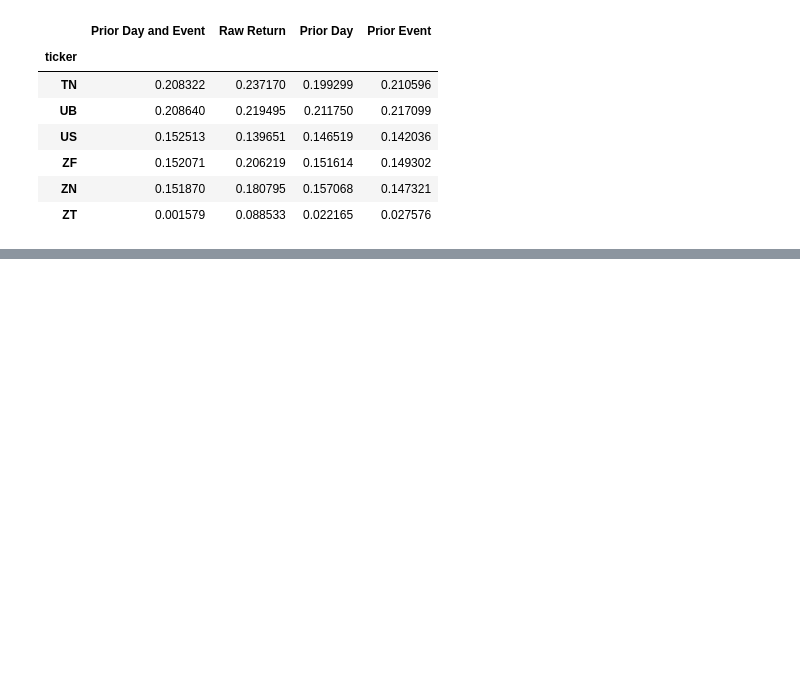
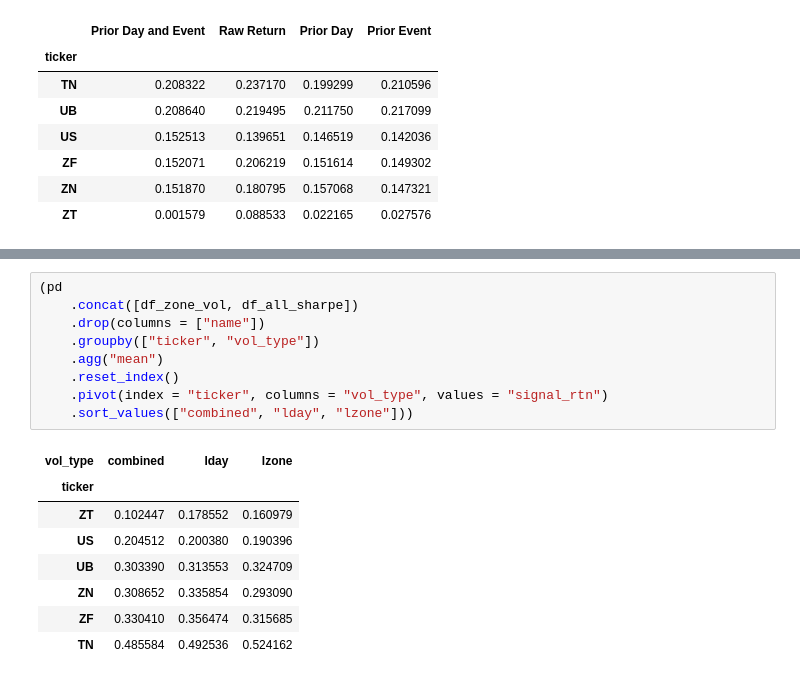
Before and after one commit to diegodalvarez/FOMCDrift, a Jupyter notebook: notebook/2GeneralizedBacktestApproach.ipynb, the cells around one changed output, grey strips where cells are left out. Drawn from its saved outputs; the diff is of its cells as text; blank space fills up the shorter version.

```diff
--- a/notebook/2GeneralizedBacktestApproach.ipynb
+++ b/notebook/2GeneralizedBacktestApproach.ipynb
@@ -448,0 +531,18 @@ Now compare how different their sharpes are for each volatility estimation metho
+# %%
+(pd
+    .concat([df_zone_vol, df_all_sharpe])
+    .drop(columns = ["name"])
+    .groupby(["ticker", "vol_type"])
+    .agg("mean")
+    .reset_index()
+    .pivot(index = "ticker", columns = "vol_type", values = "signal_rtn")
+    .sort_values(["combined", "lday", "lzone"]))
+# %% [output]
+| vol_type | combined | lday | lzone |
+| ticker |  |  |  |
+| ZT | 0.102447 | 0.178552 | 0.160979 |
+| US | 0.204512 | 0.200380 | 0.190396 |
+| UB | 0.303390 | 0.313553 | 0.324709 |
+| ZN | 0.308652 | 0.335854 | 0.293090 |
+| ZF | 0.330410 | 0.356474 | 0.315685 |
+| TN | 0.485584 | 0.492536 | 0.524162 |
```
Also changed, not shown: parts of 10 cells of this notebook.
